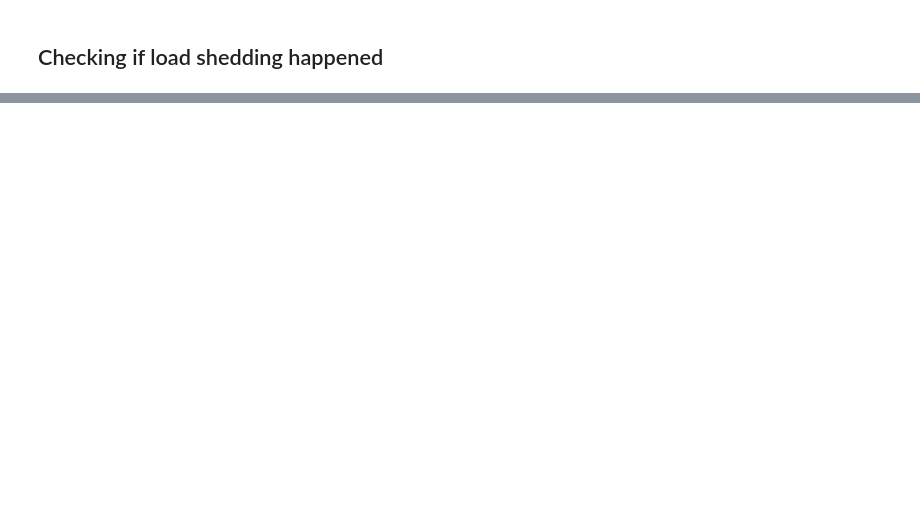
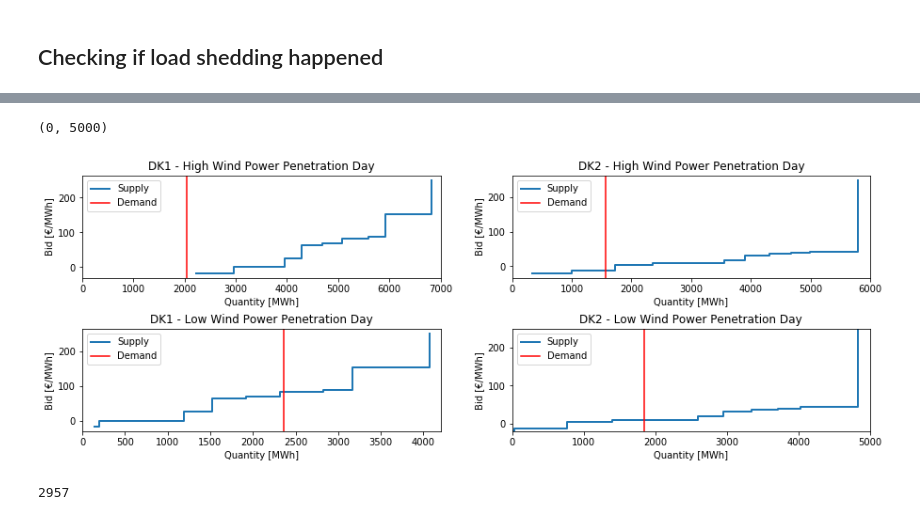
Before and after one commit to lucasblt/ren-elec-markets, a Jupyter notebook: assignment1/assignment1.ipynb, the cells around one changed output, grey strips where cells are left out. Drawn from its saved outputs; the diff is of its cells as text; code cells hidden in the pictures; blank space fills up the shorter version.

```diff
--- a/assignment1/assignment1.ipynb
+++ b/assignment1/assignment1.ipynb
@@ -158,0 +278,72 @@ print('Total load shedding: {} MWh'.format(load_shedding['Difference'].sum()))
+# %%
+## HIGH PENETRATION DAY
+
+curve_g_df = pd.DataFrame({'Pg' : generationProg_df.set_index('ts').loc[high_ts]})
+curve_g_df['Bid'] = cost_g
+curve_g_df['Zone'] = region_g
+curve_g_DK1_df = curve_g_df.loc[curve_g_df.Zone=='DK1'].sort_values(by='Bid')
+curve_g_DK2_df = curve_g_df.loc[curve_g_df.Zone=='DK2'].sort_values(by='Bid')
+curve_g_DK1_df['Supply'] = curve_g_DK1_df['Pg'].cumsum()
+curve_g_DK2_df['Supply'] = curve_g_DK2_df['Pg'].cumsum()
+curve_g_DK1_df = curve_g_DK1_df.drop(['Zone', 'Pg'], axis=1).set_index('Supply')
+curve_g_DK2_df = curve_g_DK2_df.drop(['Zone', 'Pg'], axis=1).set_index('Supply')
+
+fig, axes = plt.subplots(nrows=2, ncols=2)
+plt.subplots_adjust(hspace = 0.5)
+plt.autoscale(tight=True)
+
+curve_g_DK1_df.plot(drawstyle="steps-post",linewidth=2, figsize = (15,5), ax=axes[0,0])
+axes[0,0].axvline(consumptionProg_df.set_index('ts').loc[high_ts]['DK1'], color = 'red')
+axes[0,0].set_ylabel('Bid [\u20ac/MWh]')
+axes[0,0].set_xlabel('')
+axes[0,0].legend(['Supply','Demand'])
+axes[0,0].set_xlabel('Quantity [MWh]')
+axes[0,0].set_title('DK1 - High Wind Power Penetration Day')
+axes[0,0].set_xlim([0,7000])
+
+
+curve_g_DK2_df.plot(drawstyle="steps-post",linewidth=2, ax=axes[0,1])
+axes[0,1].axvline(consumptionProg_df.set_index('ts').loc[high_ts]['DK2'], color = 'red')
+axes[0,1].set_ylabel('Bid [\u20ac/MWh]')
+axes[0,1].set_xlabel('')
+axes[0,1].legend(['Supply','Demand'])
+axes[0,1].set_xlabel('Quantity [MWh]')
+axes[0,1].set_title('DK2 - High Wind Power Penetration Day')
+axes[0,1].set_xlim([0,6000])
+
+
+## LOW PENETRATION DAY
+
+curve_g_df = pd.DataFrame({'Pg' : generationProg_df.set_index('ts').loc[low_ts]})
+curve_g_df['Bid'] = cost_g
+curve_g_df['Zone'] = region_g
+curve_g_DK1_df = curve_g_df.loc[curve_g_df.Zone=='DK1'].sort_values(by='Bid')
+curve_g_DK2_df = curve_g_df.loc[curve_g_df.Zone=='DK2'].sort_values(by='Bid')
+curve_g_DK1_df['Supply'] = curve_g_DK1_df['Pg'].cumsum()
+curve_g_DK2_df['Supply'] = curve_g_DK2_df['Pg'].cumsum()
+curve_g_DK1_df = curve_g_DK1_df.drop(['Zone', 'Pg'], axis=1).set_index('Supply')
+curve_g_DK2_df = curve_g_DK2_df.drop(['Zone', 'Pg'], axis=1).set_index('Supply')
+
+
+curve_g_DK1_df.plot(drawstyle="steps-post",linewidth=2, figsize = (15,5), ax=axes[1,0])
+axes[1,0].axvline(consumptionProg_df.set_index('ts').loc[low_ts]['DK1'], color = 'red')
+axes[1,0].set_ylabel('Bid [\u20ac/MWh]')
+axes[1,0].set_xlabel('Quantity [MWh]')
+axes[1,0].legend(['Supply','Demand'])
+axes[1,0].set_title('DK1 - Low Wind Power Penetration Day')
+axes[1,0].set_xlim([0,4200])
+
+curve_g_DK2_df.plot(drawstyle="steps-post",linewidth=2, ax=axes[1,1])
+axes[1,1].axvline(consumptionProg_df.set_index('ts').loc[low_ts]['DK2'], color = 'red')
+axes[1,1].set_ylabel('Bid [\u20ac/MWh]')
+axes[1,1].set_xlabel('Quantity [MWh]')
+axes[1,1].legend(['Supply','Demand'])
+axes[1,1].set_title('DK2 - Low Wind Power Penetration Day')
+axes[1,1].set_xlim([0,5000])
+# %% [output]
+(0, 5000)
+[figure, added]
+# %%
+windProg_df.set_index('ts').loc[high_ts]['DK1']
+# %% [output]
+2957
```
Also changed, not shown: parts of 11 cells of this notebook.
